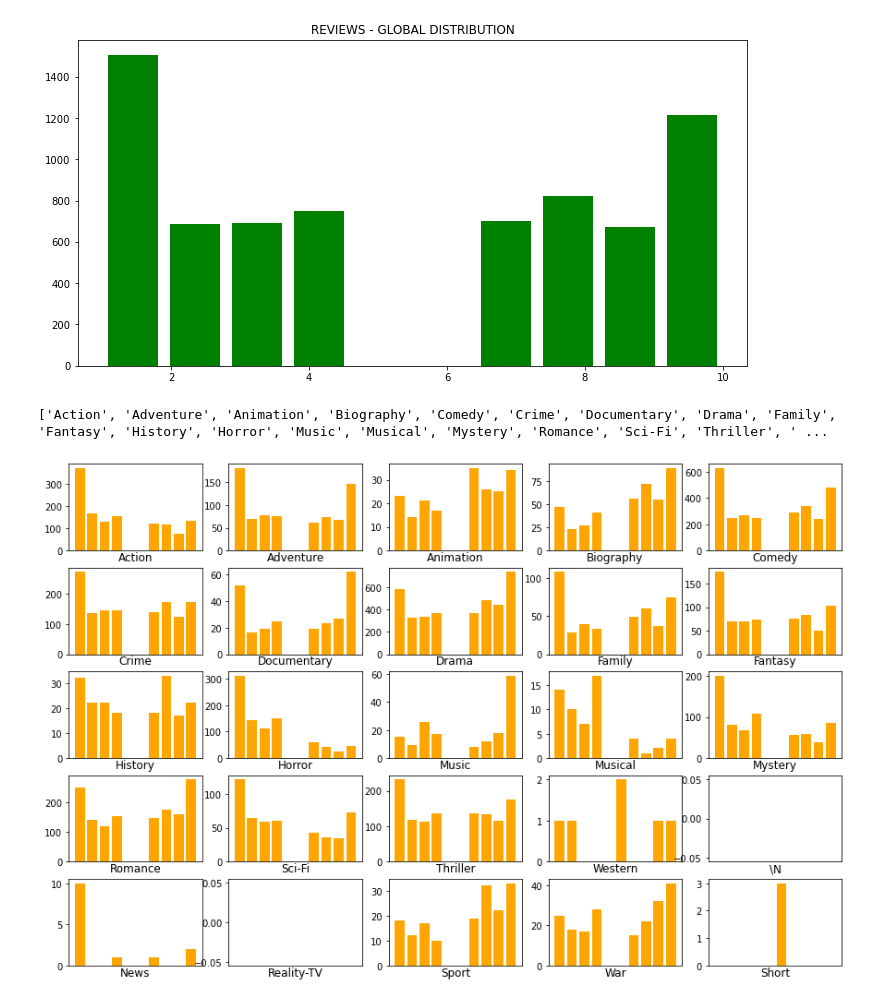
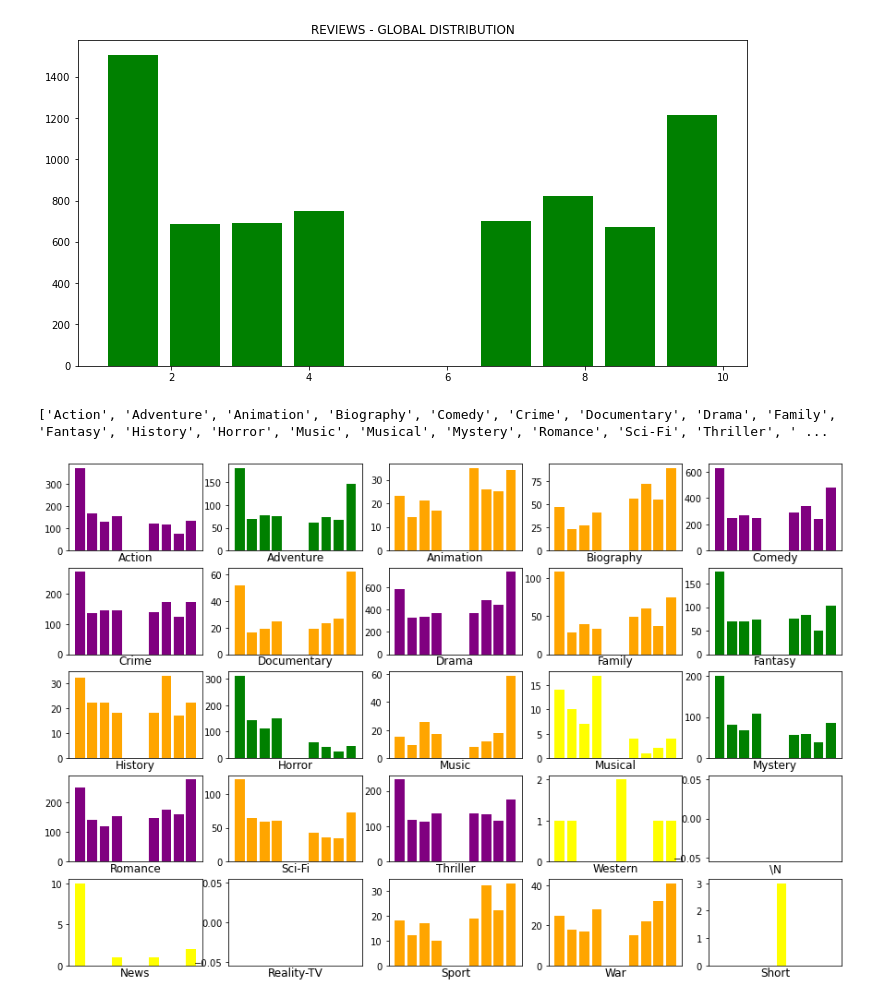
Before and after one commit to jl-datascientist/Customized.Product.Proposal.-.Recommender.System, a Jupyter notebook: 2-DataVisualisation.ipynb, the cells around one changed output. Saved outputs shown, nothing was run; the diff lists cells and outputs as text; code cells hidden in the pictures.

```diff
--- a/2-DataVisualisation.ipynb
+++ b/2-DataVisualisation.ipynb
@@ -178,0 +191,3 @@ sns.catplot(x="catCust", y="rating", kind="box",data=viz_3v)
+# %%
+g = sns.FacetGrid(viz_3v, col="catCust")
+g.map(plt.hist, "rating")
@@ -229,17 +257,26 @@ Text(0.5, 1.0, 'REVIEWS - GLOBAL DISTRIBUTION')
 # %%
 viz_5[viz_5['Action']==1]
 print(genre_liste)
 
 fig = plt.figure(figsize=(15,10))
 
 i = 0
 for g in list(genre_liste):
     i = i + 1
     plt.subplot(5,5,i)
-    plt.hist(viz_5[viz_5[g]==1].ratingReview, color='orange', rwidth = 0.8);
+    cpt = viz_5[viz_5[g]==1]['imdbId'].count()
+    if cpt < 100:
+        c = 'yellow'
+    elif cpt < 500:
+        c = 'orange'
+    elif cpt < 1000:
+        c = 'green'
+    else:
+        c = 'purple'
+    plt.hist(viz_5[viz_5[g]==1].ratingReview, color=c, rwidth = 0.8);
     plt.title(g, y=-0.18)
     plt.xticks([])
 #    plt.yticks([])
 # %% [output]
 ['Action', 'Adventure', 'Animation', 'Biography', 'Comedy', 'Crime', 'Documentary', 'Drama', 'Family', 'Fantasy', 'History', 'Horror', 'Music', 'Musical', 'Mystery', 'Romance', 'Sci-Fi', 'Thriller', ' ...
-[figure, old version]
+[figure, new version]
```
Also changed, not shown: parts of 19 cells of this notebook.
